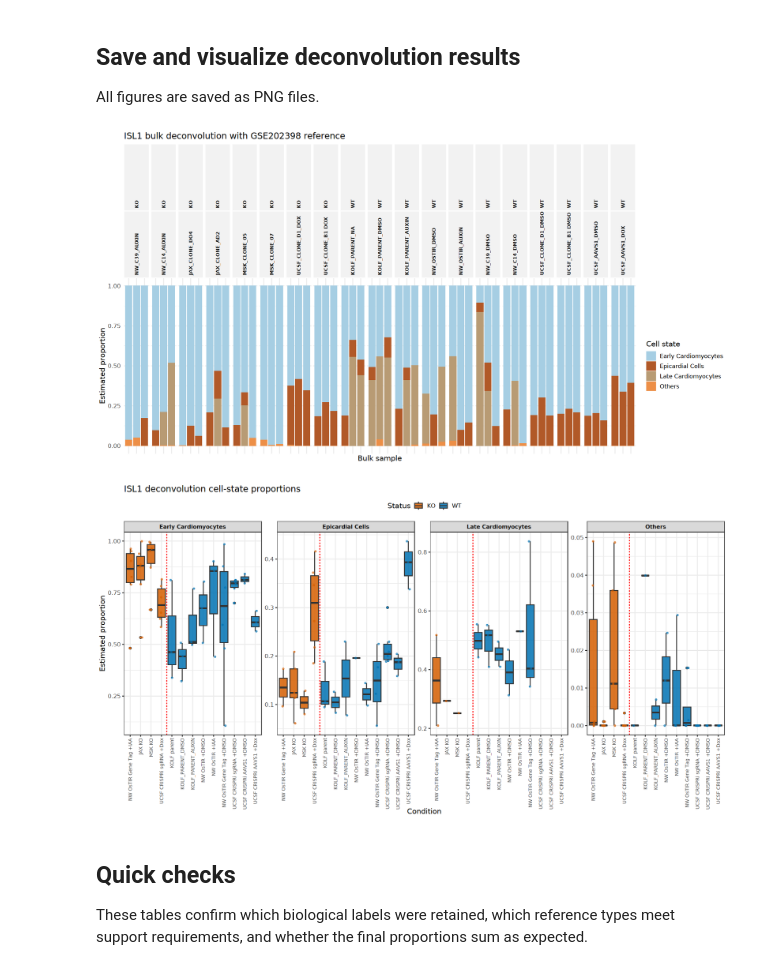
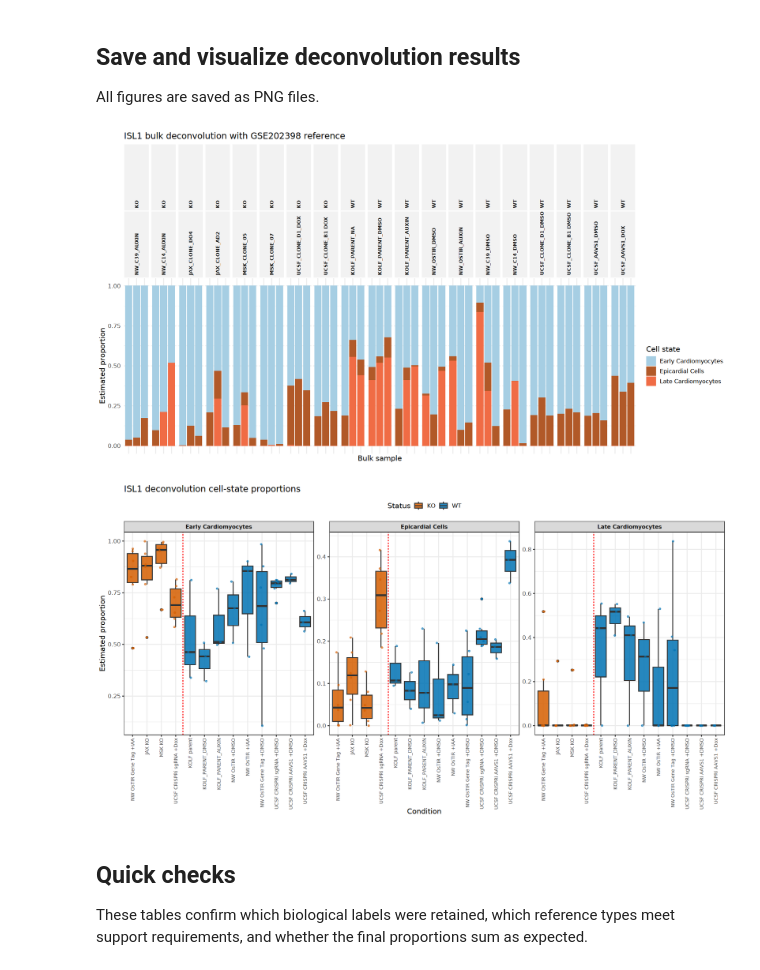
Before and after one commit to morphic-bio/exchange-experiment-analysis, a Jupyter notebook: scripts/03b_Deconvolution_ISL1_GSE202398.ipynb, the cells around one changed output. Drawn from its saved outputs; the diff is of its cells as text; code cells hidden in the pictures.

```diff
--- a/scripts/03b_Deconvolution_ISL1_GSE202398.ipynb
+++ b/scripts/03b_Deconvolution_ISL1_GSE202398.ipynb
@@ -1022,14 +1032,28 @@ long_data <- merged_data %>%
     values_to = "Proportion"
   )
 
-# Collapse fitted values below 5% within each sample into one plotting
-# category. This happens after fitting and does not add an Others signature.
+# Collapse a cell type consistently across all samples when its 90th
+# percentile proportion is at most 5%. This happens after fitting and does
+# not add an Other signature.
 small_proportion_threshold <- 0.05
+cell_type_q90 <- long_data %>%
+  distinct(SampleName, CellType, Proportion) %>%
+  group_by(CellType) %>%
+  summarise(
+    q90_proportion = quantile(
+      Proportion, probs = 0.90, na.rm = TRUE, names = FALSE
+    ),
+    .groups = "drop"
+  )
+cell_types_to_collapse <- cell_type_q90 %>%
+  filter(!is.na(q90_proportion), q90_proportion <= small_proportion_threshold) %>%
+  pull(CellType)
+
 long_data_clean <- long_data %>%
   mutate(
     CellType = if_else(
-      !is.na(Proportion) & Proportion < small_proportion_threshold,
-      "Others", as.character(CellType)
+      CellType %in% cell_types_to_collapse,
+      "Other", as.character(CellType)
     )
   ) %>%
   group_by(across(-Proportion)) %>%
@@ -1095,8 +1119,13 @@ p_stacked <- ggplot(long_data_clean, aes(x = SampleName, y = Proportion, fill =
   )
 
 print(p_stacked)
+ggsave(
+  filename = file.path(figure_dir, "ISL1_music_barplot_GSE202398.png"),
+  plot = p_stacked,
+  width = 12, height = 8, units = "in", dpi = 300, bg = "white"
+)
 # %% [output]
-[figure, old version]
+[figure, new version]
 # %%
 long_data_clean <- long_data_clean %>%
   mutate(
@@ -1109,34 +1138,39 @@ plot_label_levels <- long_data_clean %>%
   arrange(ko_status, plot_label) %>%
   pull(plot_label)
 
 long_data_clean <- long_data_clean %>%
   mutate(plot_label = factor(plot_label, levels = plot_label_levels))
 
 ko_plot_count <- length(unique(long_data_clean$plot_label[long_data_clean$ko_status == "KO"]))
 
 p_box <- ggplot(long_data_clean, aes(x = plot_label, y = Proportion, fill = ko_status)) +
   geom_boxplot(outlier.shape = 21, outlier.size = 1.3, alpha = 0.85) +
   geom_jitter(aes(color = ko_status), width = 0.15, size = 0.8, alpha = 0.6, show.legend = FALSE) +
   geom_vline(xintercept = ko_plot_count + 0.5, linetype = "dashed", color = "red", linewidth = 0.6) +
   facet_wrap(~ CellType, scales = "free_y", ncol = 4) +
   scale_fill_manual(values = c(KO = "#D55E00", WT = "#0072B2")) +
   scale_color_manual(values = c(KO = "#D55E00", WT = "#0072B2")) +
   theme_bw(base_size = 12) +
   theme(
     axis.text.x = element_text(angle = 90, hjust = 1, vjust = 0.5, size = 8),
     strip.text = element_text(face = "bold", size = 9),
     legend.position = "top"
   ) +
   labs(
     title = "ISL1 deconvolution cell-state proportions",
     x = "Condition",
     y = "Estimated proportion",
     fill = "Status"
   )
 
 print(p_box)
+ggsave(
+  filename = file.path(figure_dir, "ISL1_music_boxplot_GSE202398.png"),
+  plot = p_box,
+  width = 14, height = 10, units = "in", dpi = 300, bg = "white"
+)
 # %% [output]
-[figure, old version]
+[figure, new version]
 # %% [markdown]
 ## Quick checks
 
```
Also changed, not shown: parts of 2 cells of this notebook, 4 other files.
